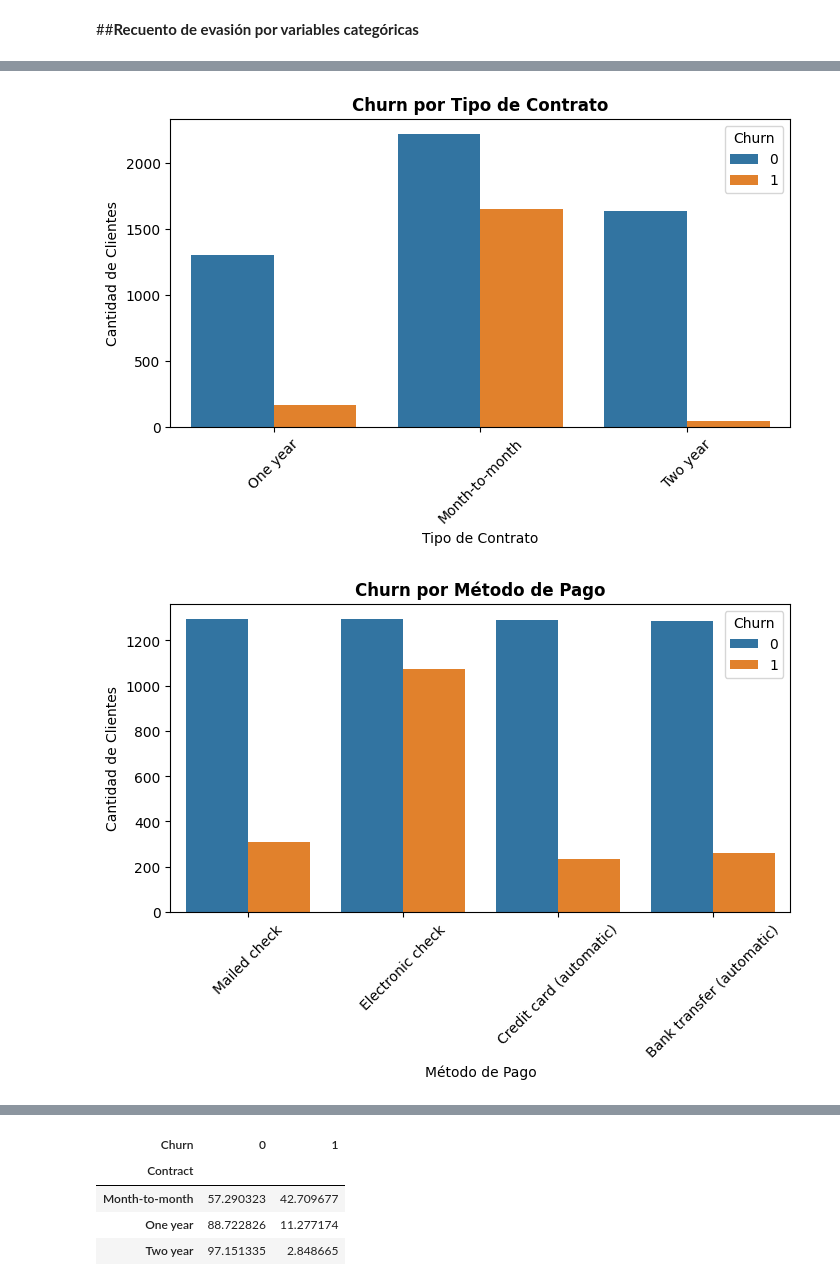
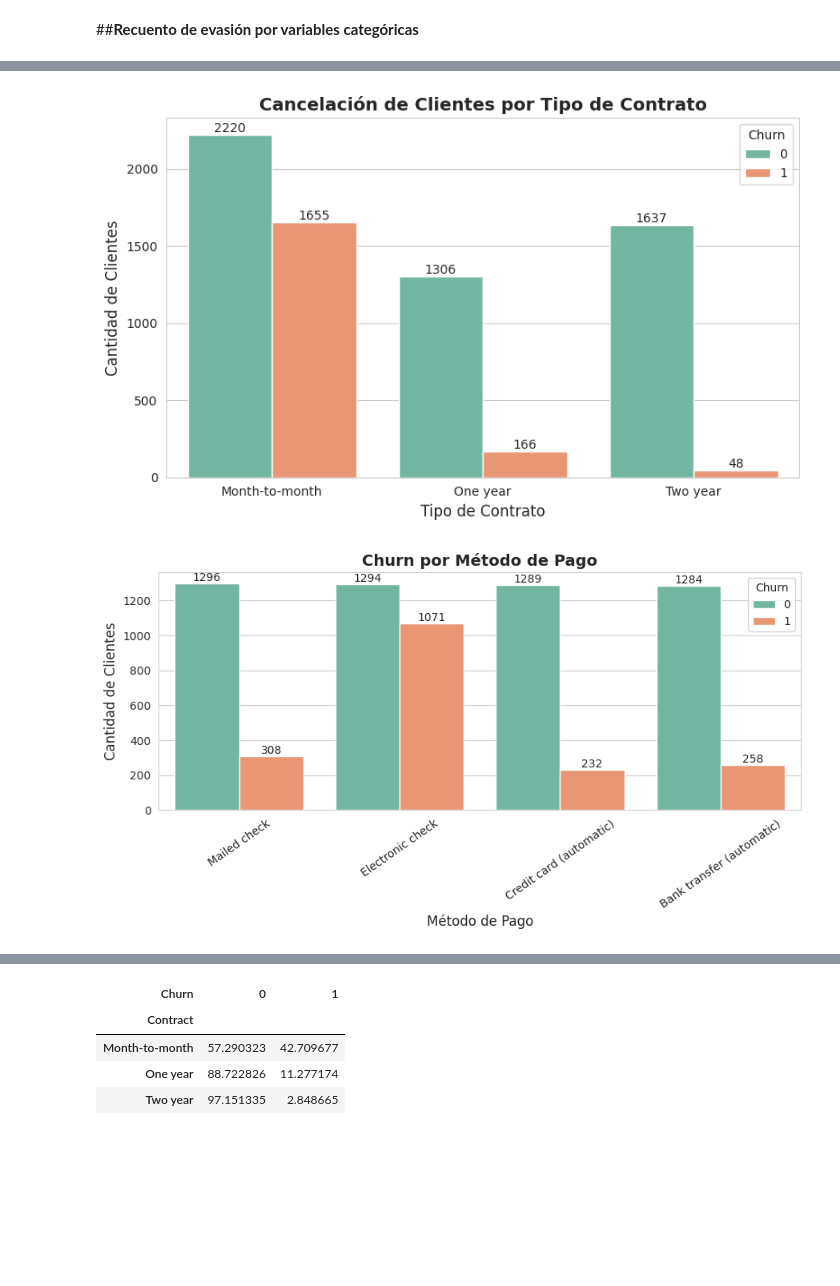
Before and after one commit to NelsiCuevas/Challenge_Telecom_X, a Jupyter notebook: TelecomX_LATAM.ipynb, the cells around one changed output, grey strips where cells are left out. Cells and saved outputs as stored; diff of their text form; code cells hidden in the pictures; blank space fills up the shorter version.

```diff
--- a/TelecomX_LATAM.ipynb
+++ b/TelecomX_LATAM.ipynb
@@ -437,32 +469,68 @@ plt.show()
 # %%
 #Tipo de contrato
-plt.figure(figsize=(8,4))
+plt.figure(figsize=(8,5))
 
-sns.countplot(x="Contract", hue="Churn", data=df_clientes)
+sns.set_style("whitegrid")
 
-plt.title("Churn por Tipo de Contrato", fontweight="bold")
-plt.xlabel("Tipo de Contrato")
-plt.ylabel("Cantidad de Clientes")
+ax = sns.countplot(
+    x="Contract",
+    hue="Churn",
+    data=df_clientes,
+    palette="Set2",
+    order=["Month-to-month", "One year", "Two year"]
+)
 
-plt.xticks(rotation=45)
+plt.title("Cancelación de Clientes por Tipo de Contrato", fontsize=14, fontweight="bold")
+plt.xlabel("Tipo de Contrato", fontsize=12)
+plt.ylabel("Cantidad de Clientes", fontsize=12)
 
+# Etiquetas de valores
+for p in ax.patches:
+    height = p.get_height()
+    if height > 0:
+        ax.annotate(f'{int(height)}',
+                    (p.get_x() + p.get_width()/2., height),
+                    ha='center', va='bottom',
+                    fontsize=10)
+
+plt.legend(title="Churn")
+plt.xticks(rotation=0)
+
+plt.tight_layout()
 plt.show()
 # %% [output]
-[figure, old version]
+[figure, new version]
 # %%
 #Método de pago
-plt.figure(figsize=(8,4))
+plt.figure(figsize=(9,5))
 
-sns.countplot(x="PaymentMethod", hue="Churn", data=df_clientes)
+sns.set_style("whitegrid")
 
-plt.title("Churn por Método de Pago", fontweight="bold")
-plt.xlabel("Método de Pago")
-plt.ylabel("Cantidad de Clientes")
+ax = sns.countplot(
+    x="PaymentMethod",
+    hue="Churn",
+    data=df_clientes,
+    palette="Set2"
+)
 
-plt.xticks(rotation=45)
+plt.title("Churn por Método de Pago", fontsize=14, fontweight="bold")
+plt.xlabel("Método de Pago", fontsize=12)
+plt.ylabel("Cantidad de Clientes", fontsize=12)
 
+# Etiquetas con valores
+for p in ax.patches:
+    height = p.get_height()
+    if height > 0:
+        ax.annotate(f'{int(height)}',
+                    (p.get_x() + p.get_width()/2., height),
+                    ha='center', va='bottom', fontsize=10)
+
+plt.xticks(rotation=35)
+plt.legend(title="Churn")
+
+plt.tight_layout()
 plt.show()
 # %% [output]
-[figure, old version]
+[figure, new version]
 # %%
 #Tipo de servicio
```
Also changed, not shown: parts of 15 cells of this notebook.
